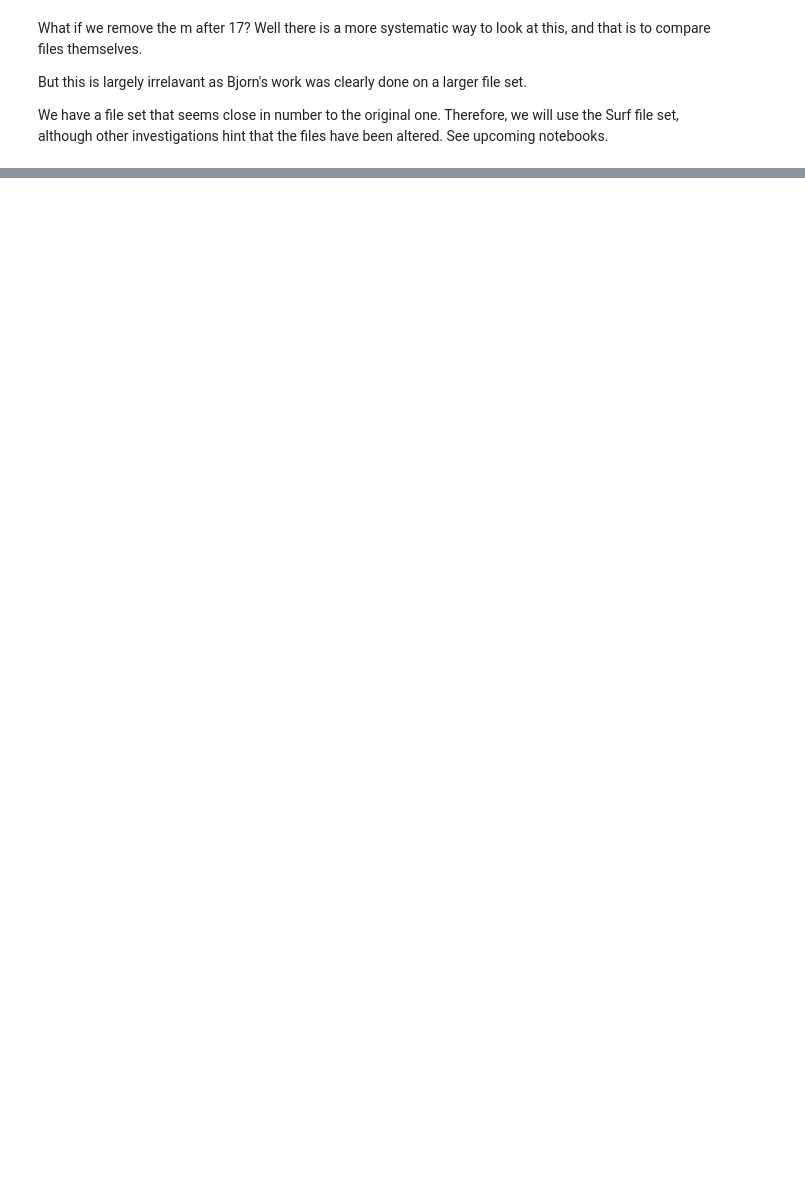
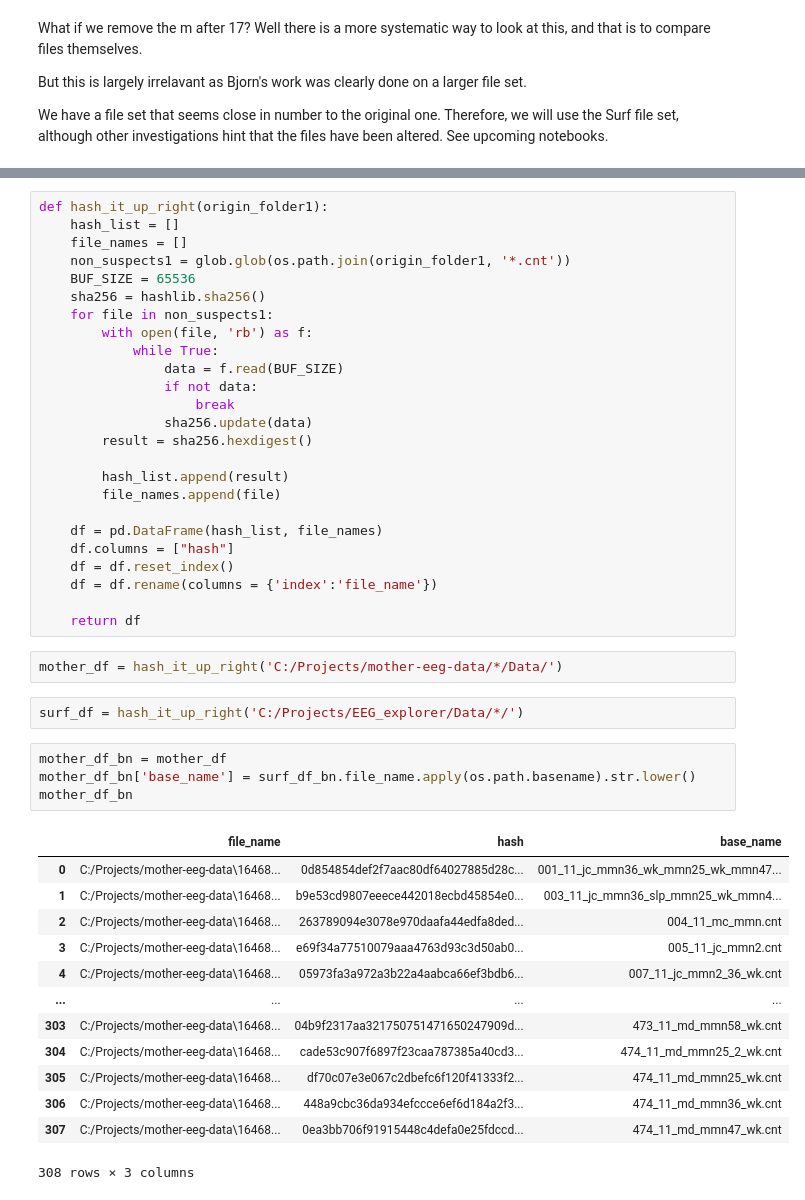
Before and after one commit to NadineUU/EEG_age_prediction, a Jupyter notebook: Notebooks/sorting_out_files.ipynb, the cells around one changed output, grey strips where cells are left out. Saved outputs shown, nothing was run; the diff lists cells and outputs as text; blank space fills up the shorter version.

```diff
--- a/Notebooks/sorting_out_files.ipynb
+++ b/Notebooks/sorting_out_files.ipynb
@@ -224,0 +271,47 @@ We have a file set that seems close in number to the original one. Therefore, we
+# %%
+def hash_it_up_right(origin_folder1):
+    hash_list = []
+    file_names = []
+    non_suspects1 = glob.glob(os.path.join(origin_folder1, '*.cnt'))
+    BUF_SIZE = 65536
+    sha256 = hashlib.sha256()
+    for file in non_suspects1:
+        with open(file, 'rb') as f:
+            while True:
+                data = f.read(BUF_SIZE)
+                if not data:
+                    break
+                sha256.update(data)
+        result = sha256.hexdigest()
+
+        hash_list.append(result)
+        file_names.append(file)
+
+    df = pd.DataFrame(hash_list, file_names)
+    df.columns = ["hash"]
+    df = df.reset_index()
+    df = df.rename(columns = {'index':'file_name'})
+
+    return df
+# %%
+mother_df = hash_it_up_right('C:/Projects/mother-eeg-data/*/Data/')
+# %%
+surf_df = hash_it_up_right('C:/Projects/EEG_explorer/Data/*/')
+# %%
+mother_df_bn = mother_df
+mother_df_bn['base_name'] = surf_df_bn.file_name.apply(os.path.basename).str.lower()
+mother_df_bn
+# %% [output]
+|  | file_name | hash | base_name |
+| 0 | C:/Projects/mother-eeg-data\16468... | 0d854854def2f7aac80df64027885d28c... | 001_11_jc_mmn36_wk_mmn25_wk_mmn47... |
+| 1 | C:/Projects/mother-eeg-data\16468... | b9e53cd9807eeece442018ecbd45854e0... | 003_11_jc_mmn36_slp_mmn25_wk_mmn4... |
+| 2 | C:/Projects/mother-eeg-data\16468... | 263789094e3078e970daafa44edfa8ded... | 004_11_mc_mmn.cnt |
+| 3 | C:/Projects/mother-eeg-data\16468... | e69f34a77510079aaa4763d93c3d50ab0... | 005_11_jc_mmn2.cnt |
+| 4 | C:/Projects/mother-eeg-data\16468... | 05973fa3a972a3b22a4aabca66ef3bdb6... | 007_11_jc_mmn2_36_wk.cnt |
+| ... | ... | ... | ... |
+| 303 | C:/Projects/mother-eeg-data\16468... | 04b9f2317aa321750751471650247909d... | 473_11_md_mmn58_wk.cnt |
+| 304 | C:/Projects/mother-eeg-data\16468... | cade53c907f6897f23caa787385a40cd3... | 474_11_md_mmn25_2_wk.cnt |
+| 305 | C:/Projects/mother-eeg-data\16468... | df70c07e3e067c2dbefc6f120f41333f2... | 474_11_md_mmn25_wk.cnt |
+| 306 | C:/Projects/mother-eeg-data\16468... | 448a9cbc36da934efccce6ef6d184a2f3... | 474_11_md_mmn36_wk.cnt |
+| 307 | C:/Projects/mother-eeg-data\16468... | 0ea3bb706f91915448c4defa0e25fdccd... | 474_11_md_mmn47_wk.cnt |
+308 rows × 3 columns
```
Also changed, not shown: parts of 21 cells of this notebook, 2 other files.
